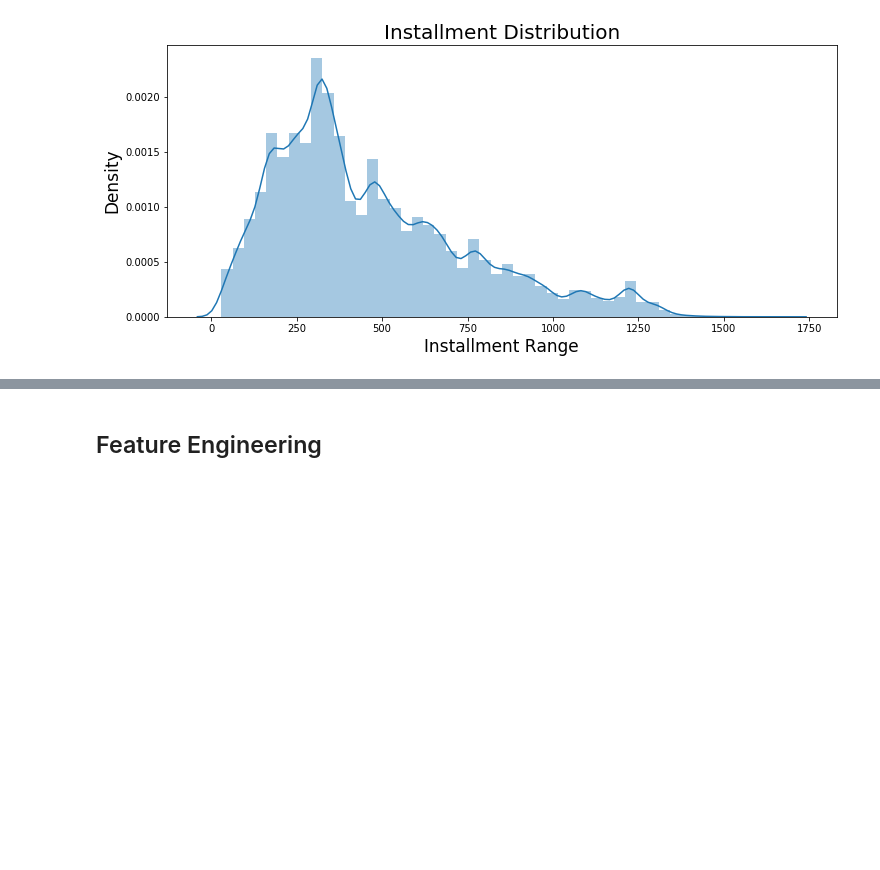
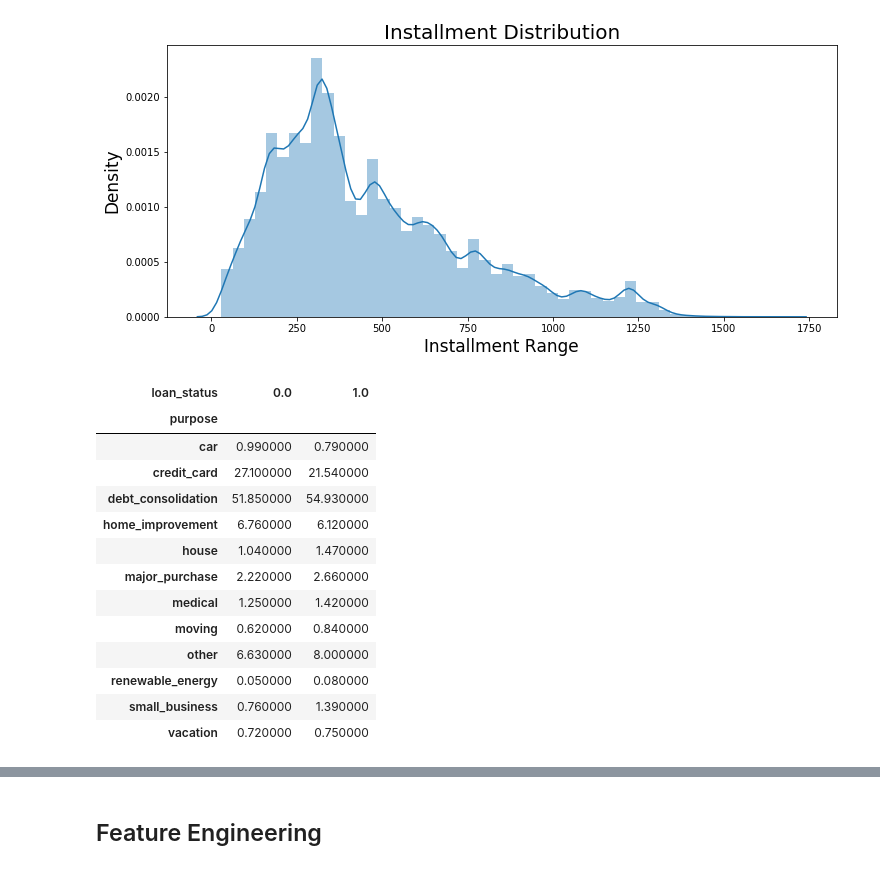
Before and after one commit to jerilyt/lending-club, a Jupyter notebook: Model.ipynb, the cells around one changed output, grey strips where cells are left out. Saved outputs shown, nothing was run; the diff lists cells and outputs as text; code cells hidden in the pictures; blank space fills up the shorter version.

```diff
--- a/Model.ipynb
+++ b/Model.ipynb
@@ -132,3 +132,23 @@ plt.ylabel("Density", fontsize=17)
 plt.show()
 # %% [output]
 [figure]
+# %%
+purp_loan= ['purpose', 'loan_status']
+cm = sns.light_palette("green", as_cmap=True)
+(round(pd.crosstab(model_df[purp_loan[0]], model_df[purp_loan[1]],
+                   normalize='columns') * 100,2)).style.background_gradient(cmap = cm)
+# %% [output]
+| loan_status | 0.0 | 1.0 |
+| purpose |  |  |
+| car | 0.990000 | 0.790000 |
+| credit_card | 27.100000 | 21.540000 |
+| debt_consolidation | 51.850000 | 54.930000 |
+| home_improvement | 6.760000 | 6.120000 |
+| house | 1.040000 | 1.470000 |
+| major_purchase | 2.220000 | 2.660000 |
+| medical | 1.250000 | 1.420000 |
+| moving | 0.620000 | 0.840000 |
+| other | 6.630000 | 8.000000 |
+| renewable_energy | 0.050000 | 0.080000 |
+| small_business | 0.760000 | 1.390000 |
+| vacation | 0.720000 | 0.750000 |
```
Also changed, not shown: parts of 11 cells of this notebook.
